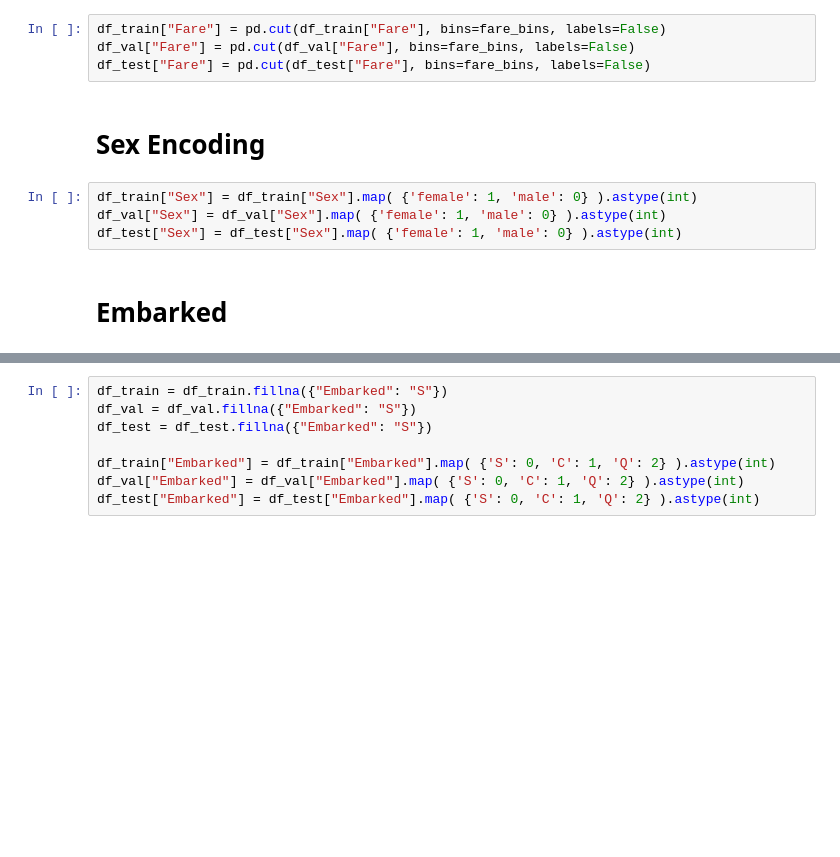
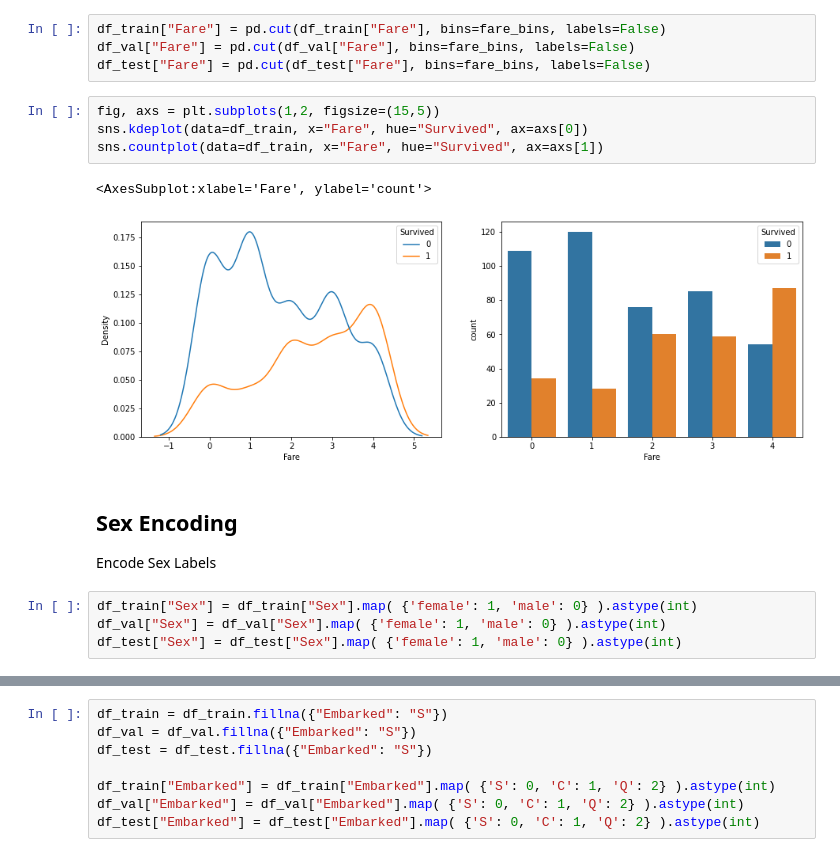
Before and after one commit to niggoo/titanic-classification, a Jupyter notebook: notebook.ipynb, the cells around one changed output, grey strips where cells are left out. Saved outputs shown, nothing was run; the diff lists cells and outputs as text; blank space fills up the shorter version.

```diff
--- a/notebook.ipynb
+++ b/notebook.ipynb
@@ -90,11 +305,17 @@ fare_bins
 df_train["Fare"] = pd.cut(df_train["Fare"], bins=fare_bins, labels=False)
 df_val["Fare"] = pd.cut(df_val["Fare"], bins=fare_bins, labels=False)
 df_test["Fare"] = pd.cut(df_test["Fare"], bins=fare_bins, labels=False)
+# %%
+fig, axs = plt.subplots(1,2, figsize=(15,5))
+sns.kdeplot(data=df_train, x="Fare", hue="Survived", ax=axs[0])
+sns.countplot(data=df_train, x="Fare", hue="Survived", ax=axs[1])
+# %% [output]
+<AxesSubplot:xlabel='Fare', ylabel='count'>
+[figure, added]
 # %% [markdown]
-# Sex Encoding
+## Sex Encoding
+Encode Sex Labels
 # %%
 df_train["Sex"] = df_train["Sex"].map( {'female': 1, 'male': 0} ).astype(int)
 df_val["Sex"] = df_val["Sex"].map( {'female': 1, 'male': 0} ).astype(int)
 df_test["Sex"] = df_test["Sex"].map( {'female': 1, 'male': 0} ).astype(int)
-# %% [markdown]
-# Embarked
```
Also changed, not shown: parts of 81 cells of this notebook.
